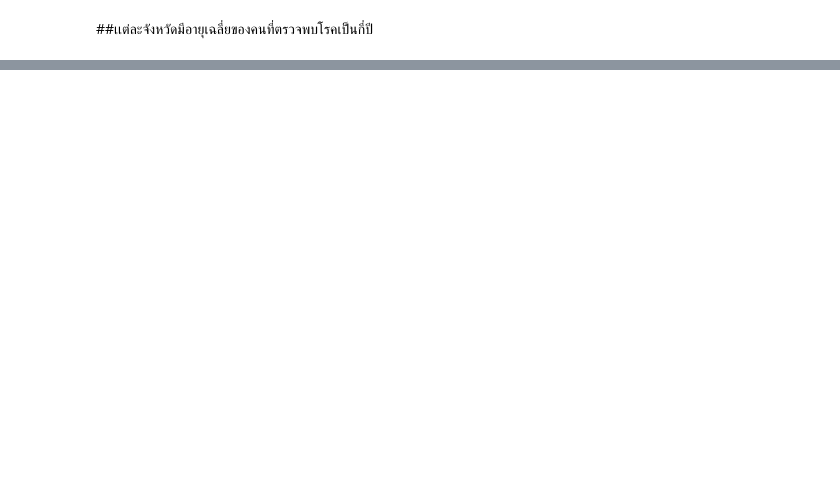
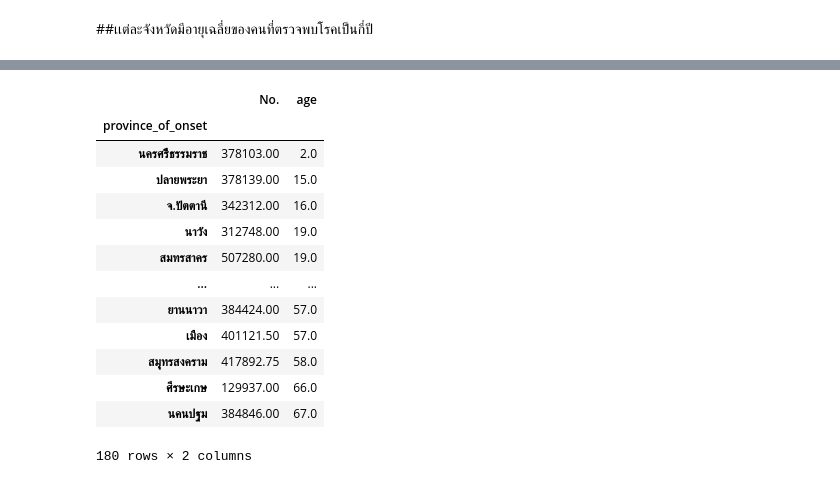
Before and after one commit to Jennapa-colab/DWDM21, a Jupyter notebook: Data_Preprocessing(chapter_3).ipynb, the cells around one changed output, grey strips where cells are left out. Cells and saved outputs as stored; diff of their text form; code cells hidden in the pictures; blank space fills up the shorter version.

```diff
--- a/Data_Preprocessing(chapter_3).ipynb
+++ b/Data_Preprocessing(chapter_3).ipynb
@@ -1375,0 +1392,17 @@ w_restaurant[w_restaurant['id']==130270] # ดูร้านที่ id 130270
+# %%
+data_cases2.dropna(subset=['age']).groupby('province_of_onset').mean().sort_values(by=['age'])
+# %% [output]
+|  | No. | age |
+| province_of_onset |  |  |
+| นครศรีีธรรมราช | 378103.00 | 2.0 |
+| ปลายพระยา | 378139.00 | 15.0 |
+| จ.ปัตตานี | 342312.00 | 16.0 |
+| นาวัง | 312748.00 | 19.0 |
+| สมทรสาคร | 507280.00 | 19.0 |
+| ... | ... | ... |
+| ยานนาวา | 384424.00 | 57.0 |
+| เมือง | 401121.50 | 57.0 |
+| สมุุทรสงคราม | 417892.75 | 58.0 |
+| ศีรษะเกษ | 129937.00 | 66.0 |
+| นคนปฐม | 384846.00 | 67.0 |
+180 rows × 2 columns
```
Also changed, not shown: parts of 2 cells of this notebook.
